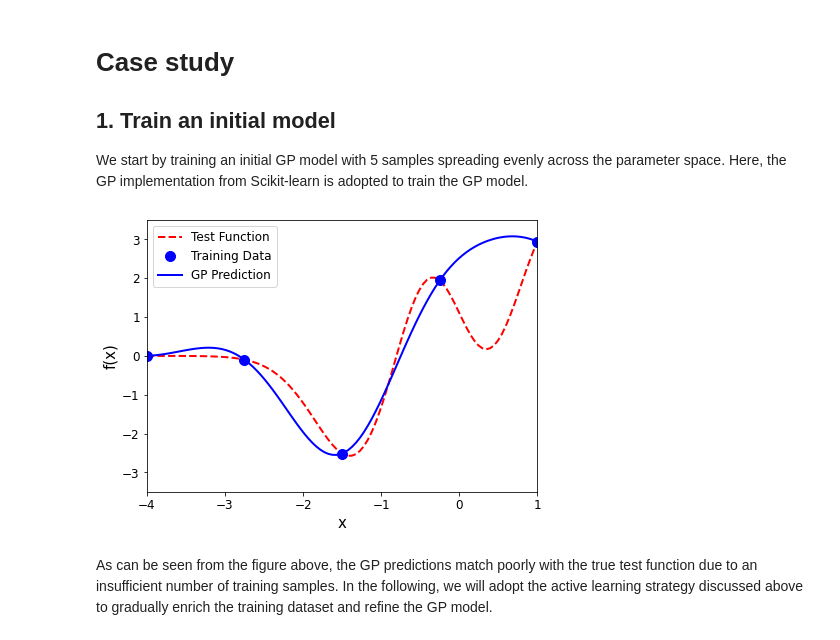
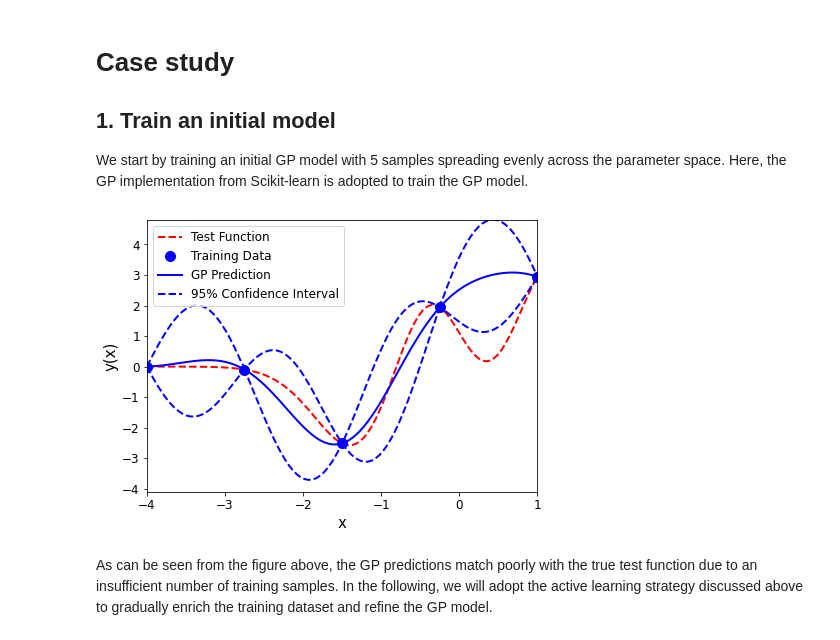
Before and after one commit to ShuaiGuo16/Active_Learning, a Jupyter notebook: Active_Learning.ipynb, the cells around one changed output. Drawn from its saved outputs; the diff is of its cells as text; code cells hidden in the pictures.

Commit message:
Create figures

```diff
--- a/Active_Learning.ipynb
+++ b/Active_Learning.ipynb
@@ -47,8 +47,8 @@ y_test = test_function(X_test)
 fig, ax = plt.subplots(figsize=(7,5))
 ax.plot(X_test,y_test,'r--',linewidth=2,label='Test Function')
 ax.set_xlabel('x', fontsize=15)
-ax.set_ylabel('f(x)', fontsize=15)
+ax.set_ylabel('y(x)', fontsize=15)
 ax.set_xlim([-4,1]);
-ax.set_ylim([-3.5,3.5]);
+ax.set_ylim([-4.1,4.8]);
 plt.savefig('./images/Test_function.png')
 # %% [output]
@@ -137,13 +137,17 @@ y_pred, pred_std = model.predict(X_test.reshape((-1, 1)), return_std=True)
 # %%
 # Check GP prediction accuracy
 ax.plot(X_train,y_train,'bo',markerfacecolor='b',markersize=10,label='Training Data')
 ax.plot(X_test,y_pred,'b-',linewidth=2,label='GP Prediction')
+ax.plot(X_test,y_pred+1.96*pred_std.reshape(-1,1),'b--',
+            lw=2,label='95% Confidence Interval')
+ax.plot(X_test,y_pred-1.96*pred_std.reshape(-1,1),'b--',lw=2)
+ax.set_ylim([-4.1,4.8]);
 ax.tick_params(axis='both', which='major', labelsize=12)
 ax.legend(loc="upper left",prop={'size': 12});
 fig.savefig('./images/Initial_training.png')
 fig
 # %% [output]
-[figure, old version]
+[figure, new version]
 # %% [markdown]
 As can be seen from the figure above, the GP predictions match poorly with the true test function due to an insufficient number of training samples. In the following, we will adopt the active learning strategy discussed above to gradually enrich the training dataset and refine the GP model.
 # %% [markdown]
```
Also changed, not shown: parts of 9 cells of this notebook, 5 other files.
